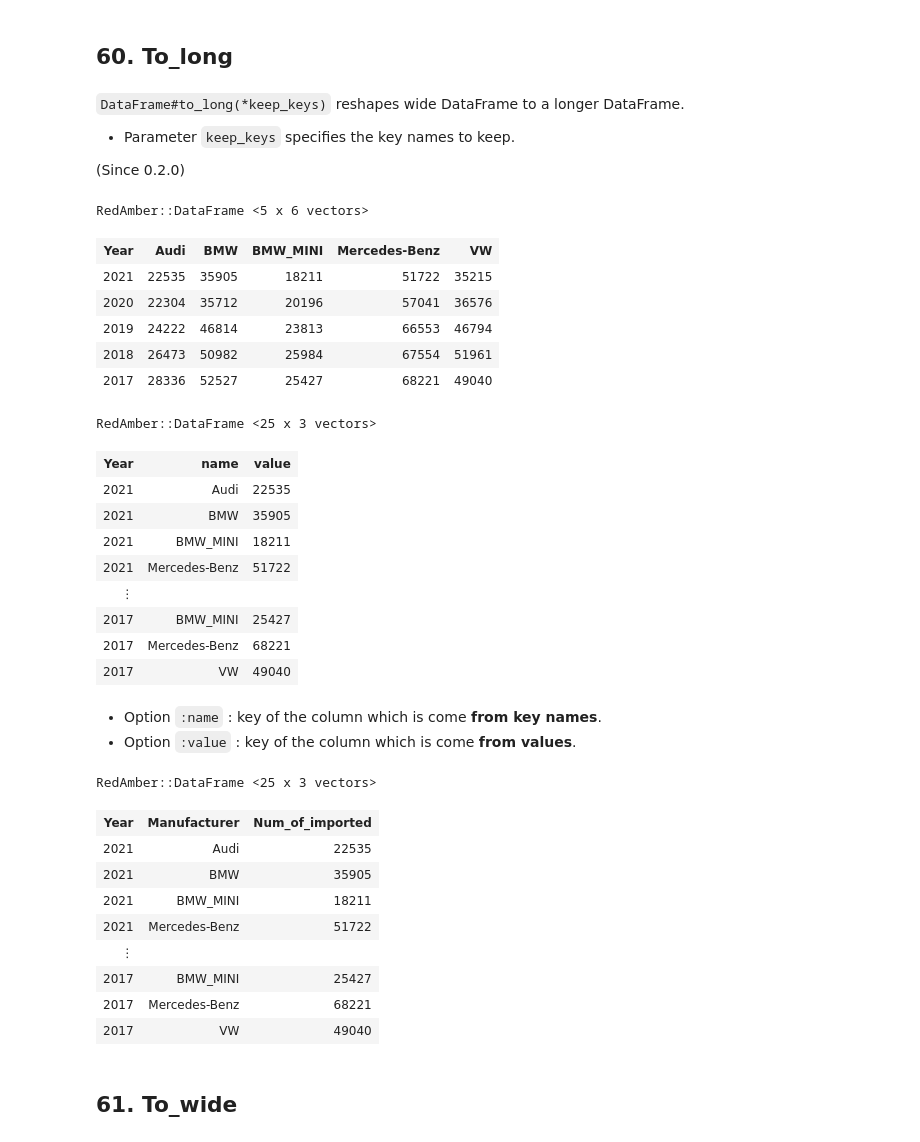
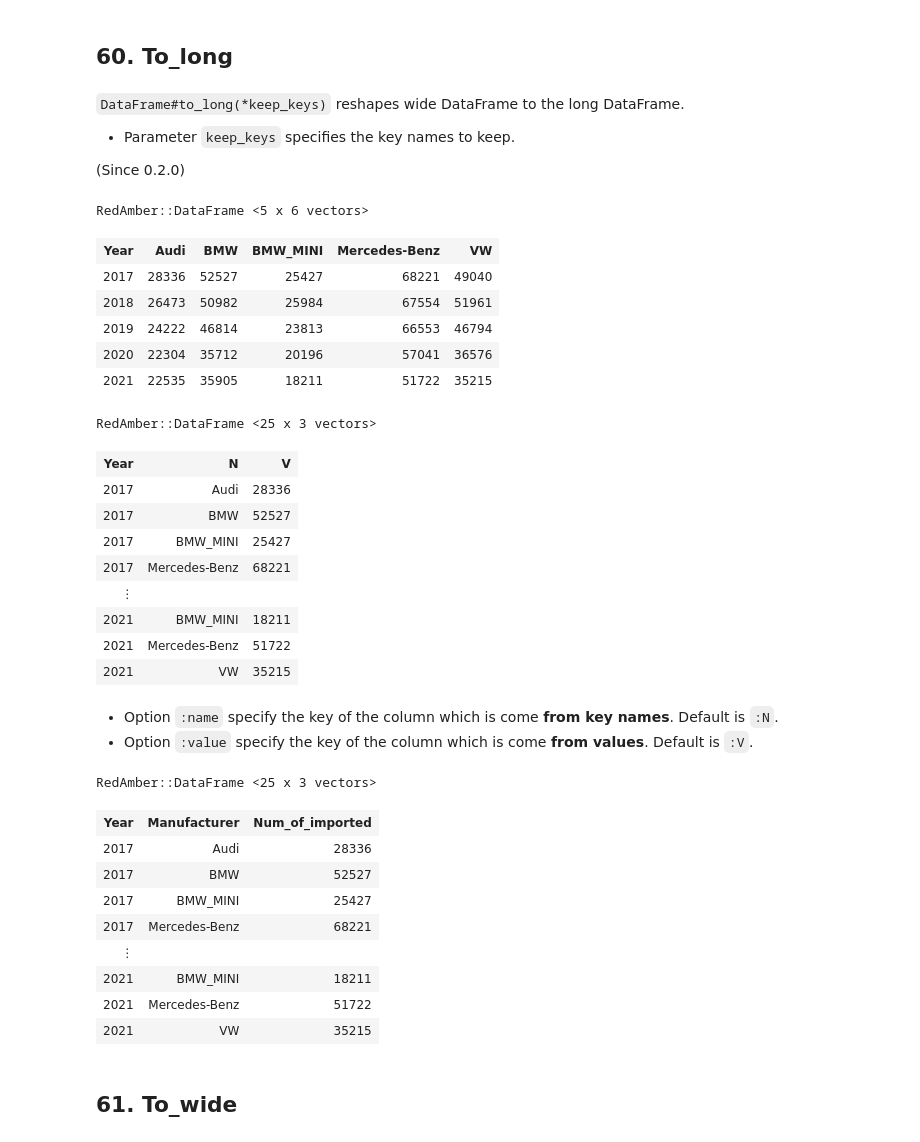
Before and after one commit to red-data-tools/red_amber, a Jupyter notebook: doc/examples_of_red_amber.ipynb, the cells around one changed output. Cells and saved outputs as stored; diff of their text form; code cells hidden in the pictures.

```diff
--- a/doc/examples_of_red_amber.ipynb
+++ b/doc/examples_of_red_amber.ipynb
@@ -118,5 +118,3 @@ RedAmber::DataFrame <32 x 11 vectors>
 ## 4. Load
 # %% [markdown]
 `RedAmber::DataFrame` delegates `#load` to `Arrow::Table#load`. We can load from `[.arrow, .arrows, .csv, .csv.gz, .tsv]` files.
-# %%
-DataFrame.load("../test/entity/with_header.csv")
@@ -128,0 +121,12 @@ RedAmber::DataFrame <3 x 2 vectors>
+# %%
+file = Tempfile.open(['comecome', '.csv']) do |f|
+  f.puts(<<~CSV)
+    name,age
+    Yasuko,68
+    Rui,49
+    Hinata,28
+  CSV
+  f
+end
+
+DataFrame.load(file)
@@ -2148,7 +2221,8 @@ RedAmber::DataFrame <2 x 2 vectors>
 
 (Since 0.2.0)
 # %%
-import_cars = RedAmber::DataFrame.load('../test/entity/import_cars.tsv')
+uri = URI("https://raw.githubusercontent.com/heronshoes/red_amber/master/test/entity/import_cars.tsv")
+import_cars = RedAmber::DataFrame.load(uri)
 # %% [output]
 RedAmber::DataFrame <5 x 6 vectors>
 | Year | Audi | BMW | BMW_MINI | Mercedes-Benz | VW |
@@ -2192,50 +2277,51 @@ RedAmber::DataFrame <5 x 6 vectors>
 # %% [markdown]
 ## 60. To_long
 # %% [markdown]
-`DataFrame#to_long(*keep_keys)` reshapes wide DataFrame to a longer DataFrame.
+`DataFrame#to_long(*keep_keys)` reshapes wide DataFrame to the long DataFrame.
 
 - Parameter `keep_keys` specifies the key names to keep.
 
 (Since 0.2.0)
 # %%
-import_cars = RedAmber::DataFrame.load('../test/entity/import_cars.tsv')
+uri = URI("https://raw.githubusercontent.com/heronshoes/red_amber/master/test/entity/import_cars.tsv")
+import_cars = RedAmber::DataFrame.load(uri)
 # %% [output]
 RedAmber::DataFrame <5 x 6 vectors>
 | Year | Audi | BMW | BMW_MINI | Mercedes-Benz | VW |
+| 2017 | 28336 | 52527 | 25427 | 68221 | 49040 |
+| 2018 | 26473 | 50982 | 25984 | 67554 | 51961 |
+| 2019 | 24222 | 46814 | 23813 | 66553 | 46794 |
+| 2020 | 22304 | 35712 | 20196 | 57041 | 36576 |
 | 2021 | 22535 | 35905 | 18211 | 51722 | 35215 |
-| 2020 | 22304 | 35712 | 20196 | 57041 | 36576 |
-| 2019 | 24222 | 46814 | 23813 | 66553 | 46794 |
-| 2018 | 26473 | 50982 | 25984 | 67554 | 51961 |
-| 2017 | 28336 | 52527 | 25427 | 68221 | 49040 |
 # %%
 import_cars.to_long(:Year)
 # %% [output]
 RedAmber::DataFrame <25 x 3 vectors>
-| Year | name | value |
-| 2021 | Audi | 22535 |
-| 2021 | BMW | 35905 |
+| Year | N | V |
+| 2017 | Audi | 28336 |
+| 2017 | BMW | 52527 |
+| 2017 | BMW_MINI | 25427 |
+| 2017 | Mercedes-Benz | 68221 |
+| ⋮ |  |  |
 | 2021 | BMW_MINI | 18211 |
 | 2021 | Mercedes-Benz | 51722 |
-| ⋮ |  |  |
-| 2017 | BMW_MINI | 25427 |
-| 2017 | Mercedes-Benz | 68221 |
-| 2017 | VW | 49040 |
+| 2021 | VW | 35215 |
 # %% [markdown]
-- Option `:name` : key of the column which is come **from key names**.
-- Option `:value` : key of the column which is come **from values**.
+- Option `:name` specify the key of the column which is come **from key names**. Default is `:N`.
+- Option `:value` specify the key of the column which is come **from values**. Default is `:V`.
 # %%
 import_cars.to_long(:Year, name: :Manufacturer, value: :Num_of_imported)
 # %% [output]
 RedAmber::DataFrame <25 x 3 vectors>
 | Year | Manufacturer | Num_of_imported |
-| 2021 | Audi | 22535 |
-| 2021 | BMW | 35905 |
+| 2017 | Audi | 28336 |
+| 2017 | BMW | 52527 |
+| 2017 | BMW_MINI | 25427 |
+| 2017 | Mercedes-Benz | 68221 |
+| ⋮ |  |  |
 | 2021 | BMW_MINI | 18211 |
 | 2021 | Mercedes-Benz | 51722 |
-| ⋮ |  |  |
-| 2017 | BMW_MINI | 25427 |
-| 2017 | Mercedes-Benz | 68221 |
-| 2017 | VW | 49040 |
+| 2021 | VW | 35215 |
 # %% [markdown]
 ## 61. To_wide
 # %% [markdown]
```
Also changed, not shown: parts of 185 cells of this notebook.
